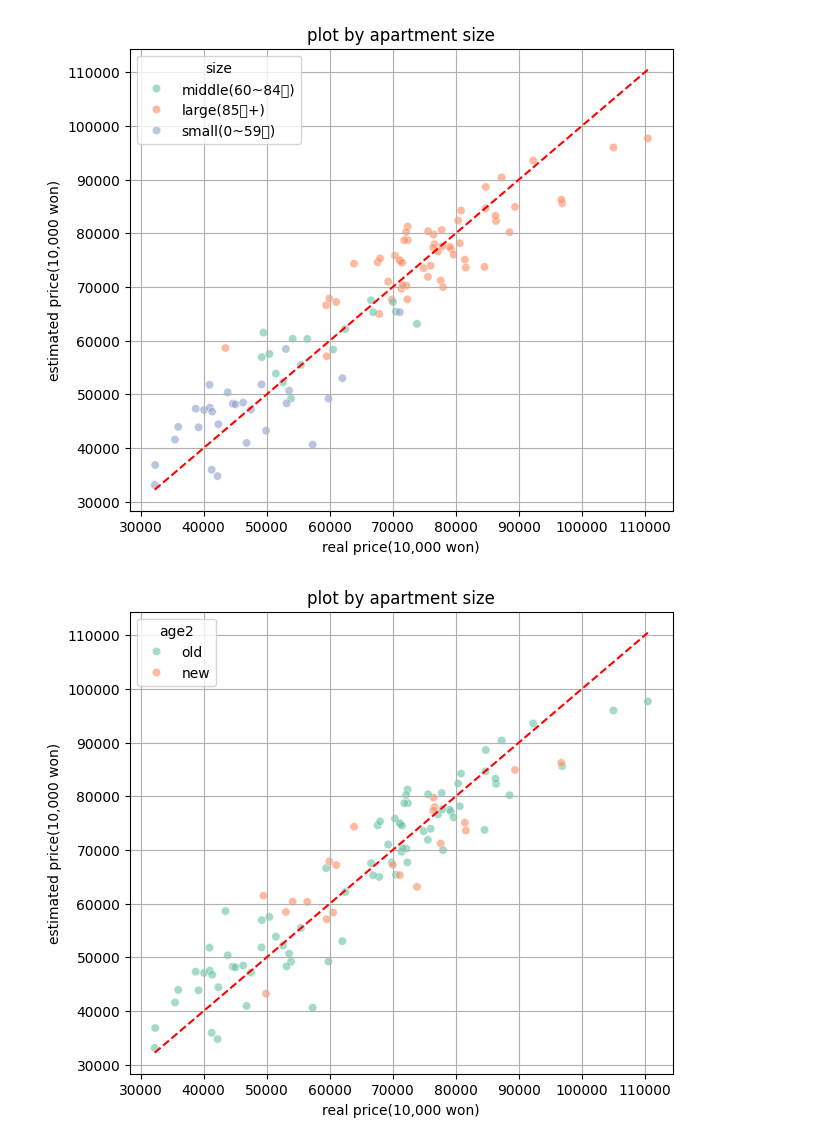
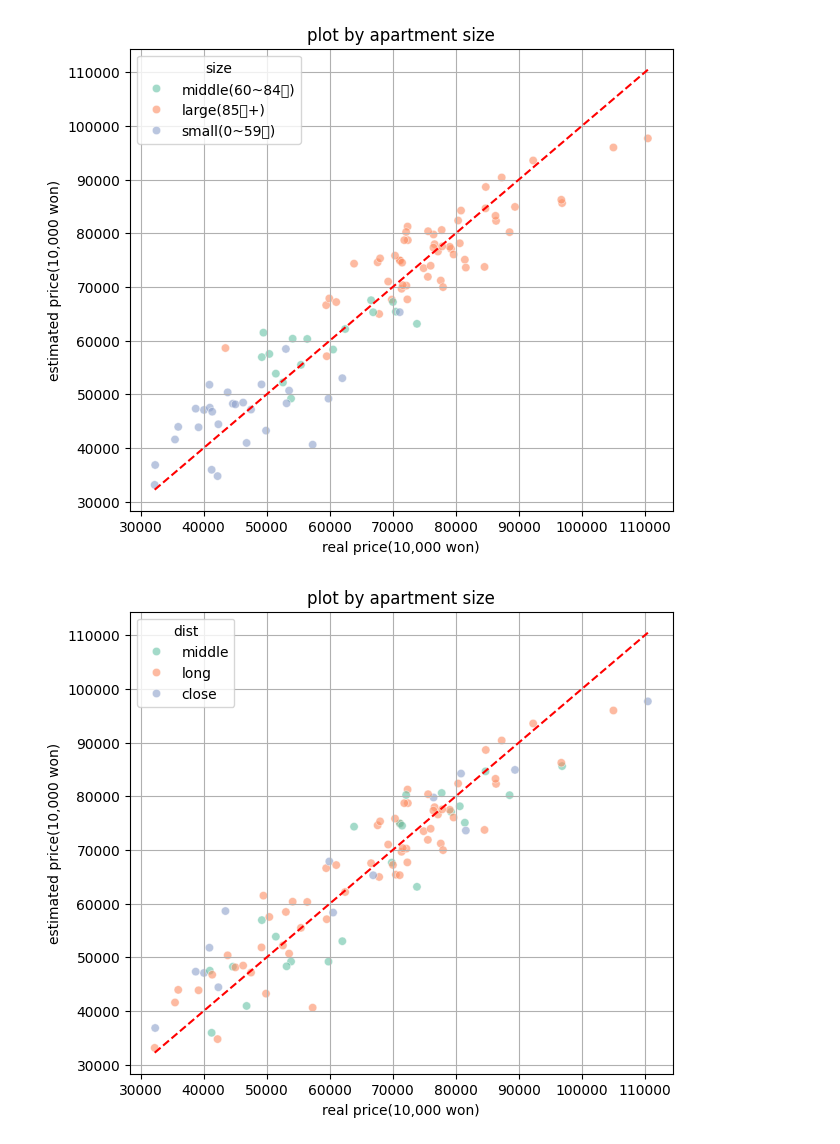
Before and after one commit to gahz8212/python, a Jupyter notebook: 한국아파트가격예측3.ipynb, the cells around one changed output. Saved outputs shown, nothing was run; the diff lists cells and outputs as text; code cells hidden in the pictures.

```diff
--- a/한국아파트가격예측3.ipynb
+++ b/한국아파트가격예측3.ipynb
@@ -240,32 +240,34 @@ plt.show()
 [figure]
 # %%
 # (2) 평형대 만들기
-def area_age(x):
-    if x < 10:
-        return "new"
+def area_dist(x):
+    if x < 1:
+        return "close"
+    elif x<2:
+        return "middle"
     else:
-        return "old"
+        return "long"
 
 
-df_test["age2"] = df_test["건물연식"].apply(area_age) # 전용면적 리스트에 모두 적용되므로 브로드캐스팅 되었다고 한다.
+df_test["dist"] = df_test["지하철거리_km"].apply(area_dist) # 전용면적 리스트에 모두 적용되므로 브로드캐스팅 되었다고 한다.
 
 # 평형대별 산점도
 plt.figure(figsize=(7,6))
 sns.scatterplot(
     x=y_test,
     y=y_pred,
-    hue=df_test["age2"],
+    hue=df_test["dist"],
     palette="Set2",
     alpha=0.6
 )
 plt.plot([y_test.min(), y_test.max()],
          [y_test.min(), y_test.max()],
          'r--')
 plt.title("plot by apartment size")
 plt.xlabel("real price(10,000 won)")
 plt.ylabel("estimated price(10,000 won)")
 plt.grid(True)
 plt.show()
-#신축/구축은 집값에 큰 영향을 주진 않는다
+#지하철역까지의 거리도 집값에 상관이 없는것 같다.
 # %% [output]
-[figure, old version]
+[figure, new version]
```
